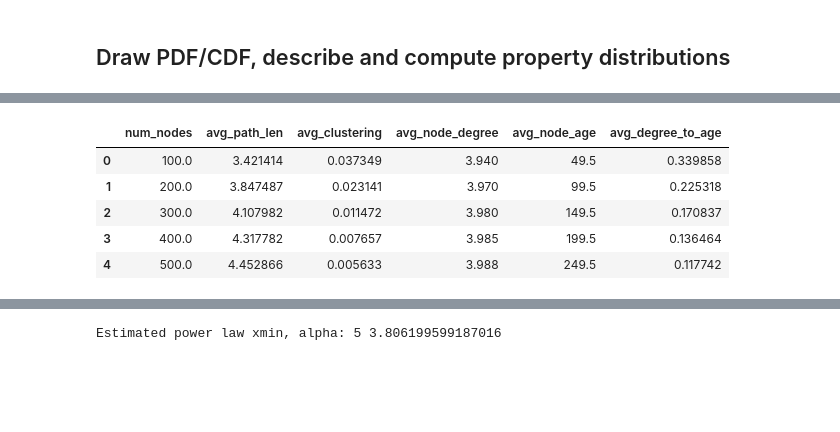
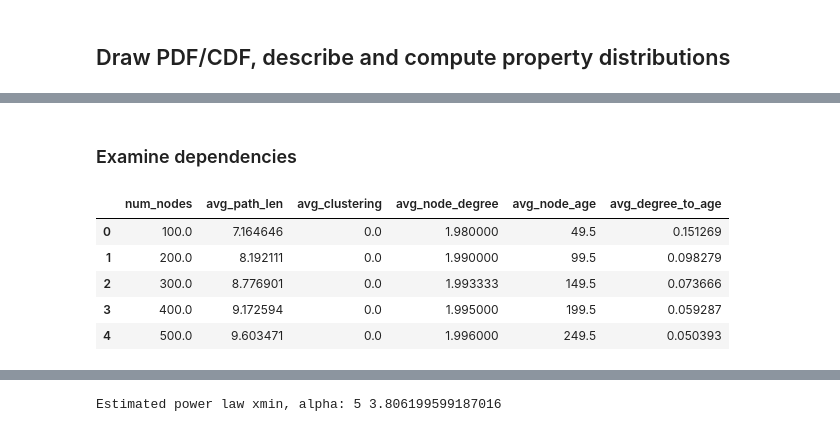
Before and after one commit to Euphe/ns, a Jupyter notebook: Homeworks/00_02._networks_ha2.ipynb, the cells around one changed output, grey strips where cells are left out. Drawn from its saved outputs; the diff is of its cells as text; code cells hidden in the pictures; blank space fills up the shorter version.

```diff
--- a/Homeworks/00_02._networks_ha2.ipynb
+++ b/Homeworks/00_02._networks_ha2.ipynb
@@ -317,12 +258,14 @@ plt.show()
+# %% [markdown]
+### Examine dependencies
 # %%
-stats_df.head()
+stats_df_a.head()
 # %% [output]
 |  | num_nodes | avg_path_len | avg_clustering | avg_node_degree | avg_node_age | avg_degree_to_age |
-| 0 | 100.0 | 3.421414 | 0.037349 | 3.940 | 49.5 | 0.339858 |
-| 1 | 200.0 | 3.847487 | 0.023141 | 3.970 | 99.5 | 0.225318 |
-| 2 | 300.0 | 4.107982 | 0.011472 | 3.980 | 149.5 | 0.170837 |
-| 3 | 400.0 | 4.317782 | 0.007657 | 3.985 | 199.5 | 0.136464 |
-| 4 | 500.0 | 4.452866 | 0.005633 | 3.988 | 249.5 | 0.117742 |
+| 0 | 100.0 | 7.164646 | 0.0 | 1.980000 | 49.5 | 0.151269 |
+| 1 | 200.0 | 8.192111 | 0.0 | 1.990000 | 99.5 | 0.098279 |
+| 2 | 300.0 | 8.776901 | 0.0 | 1.993333 | 149.5 | 0.073666 |
+| 3 | 400.0 | 9.172594 | 0.0 | 1.995000 | 199.5 | 0.059287 |
+| 4 | 500.0 | 9.603471 | 0.0 | 1.996000 | 249.5 | 0.050393 |
 # %%
 stats_df_a.plot(x='num_nodes', y='avg_clustering')
 plt.show()
```
Also changed, not shown: parts of 17 cells of this notebook.
